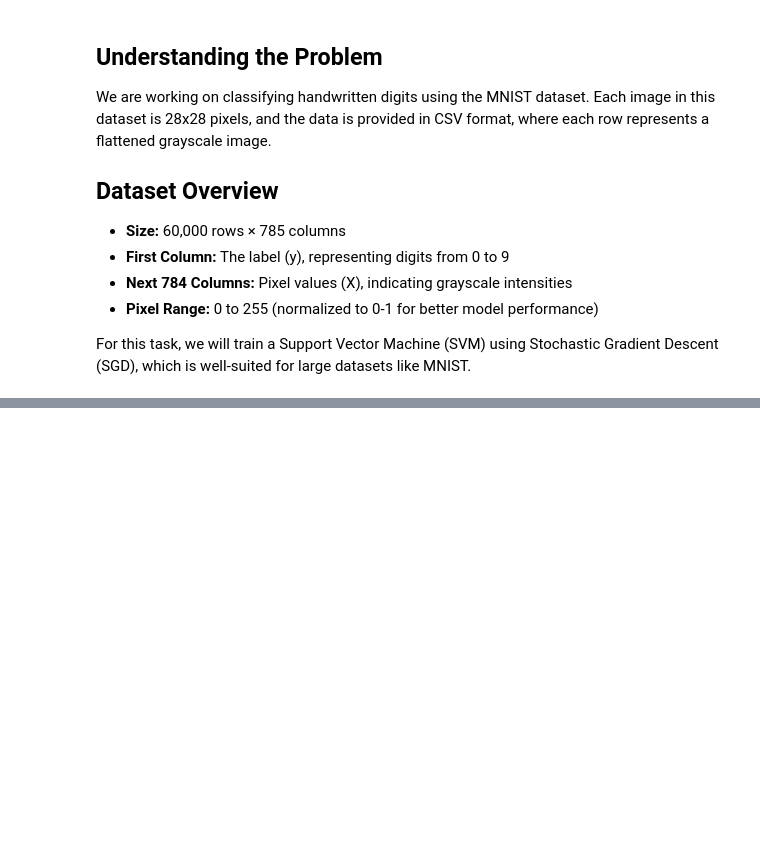
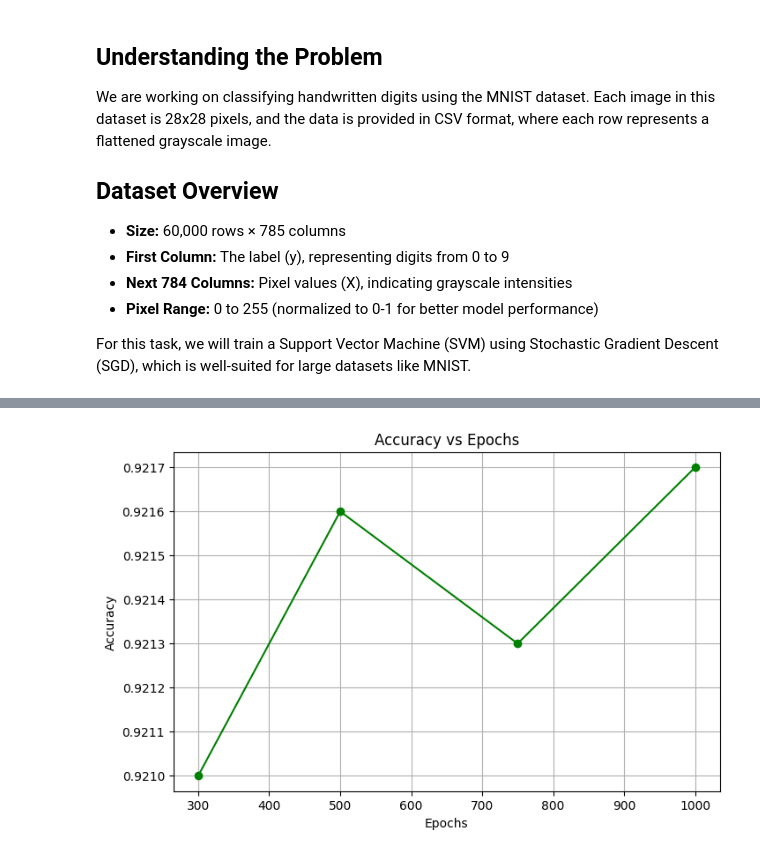
Before and after one commit to NitinVerma2027/PRML-Apr2025, a Jupyter notebook: ml_ipynb_files/svm_classifier.ipynb, the cells around one changed output, grey strips where cells are left out. Drawn from its saved outputs; the diff is of its cells as text; code cells hidden in the pictures; blank space fills up the shorter version.

```diff
--- a/ml_ipynb_files/svm_classifier.ipynb
+++ b/ml_ipynb_files/svm_classifier.ipynb
@@ -202,0 +272,12 @@ Epoch 700/750 completed
+# %%
+epoch_list = [300, 500, 750, 1000]
+epoch_accuracies = []
+
+for ep in epoch_list:
+    print(f"\nTraining with epochs: {ep}")
+    svm = FastMultiClassSVM(learning_rate=0.015, epochs=ep, batch_size=256)
+    svm.fit(X_train, y_train)
+    y_pred = svm.predict(X_test)
+    acc = accuracy_score(y_test, y_pred)
+    epoch_accuracies.append(acc)
+    print(f"Test Accuracy: {acc:.4f}")
@@ -202,0 +302,10 @@ Epoch 700/750 completed
+# %%
+plt.figure(figsize=(8,5))
+plt.plot(epoch_list, epoch_accuracies, marker='o', color='green')
+plt.title("Accuracy vs Epochs")
+plt.xlabel("Epochs")
+plt.ylabel("Accuracy")
+plt.grid(True)
+plt.show()
+# %% [output]
+[figure, added]
```
Also changed, not shown: parts of 25 cells of this notebook.
